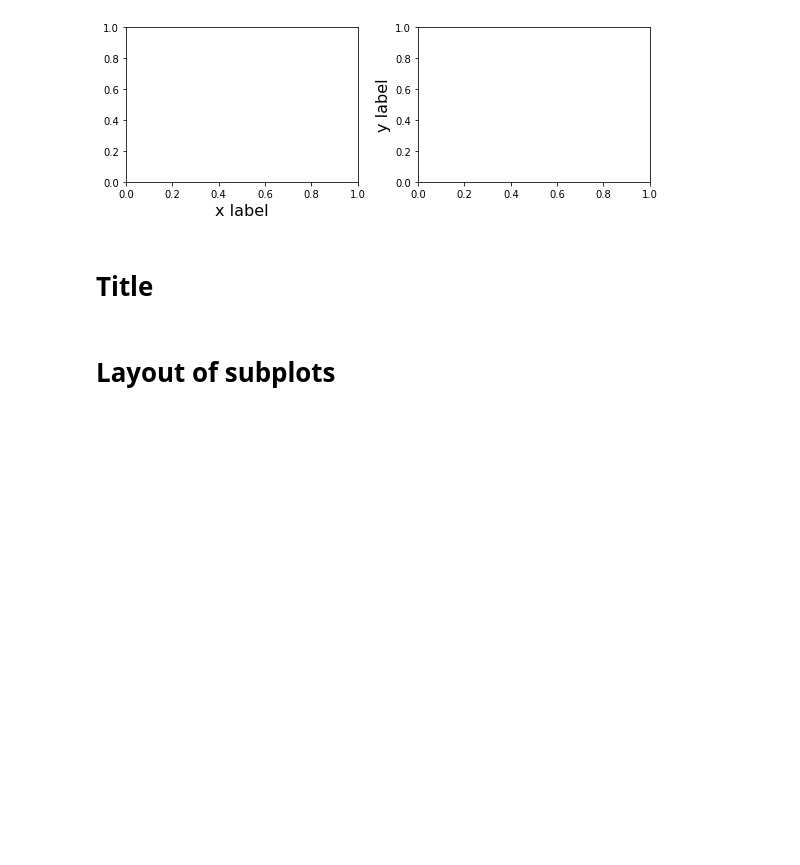
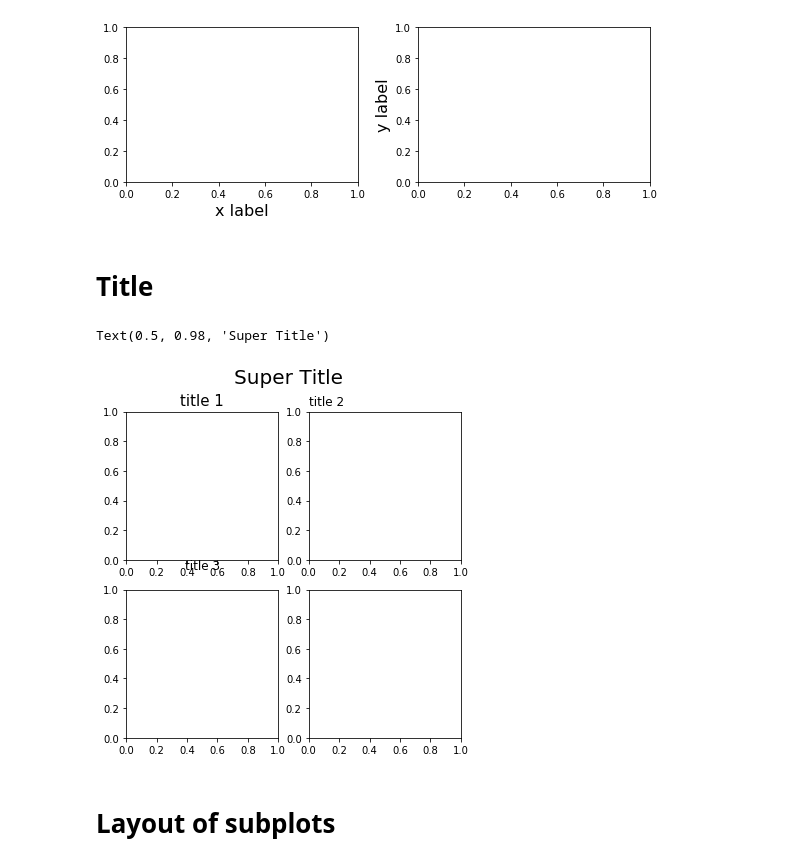
Before and after one commit to Jianhua-Wang/sci_viz_py, a Jupyter notebook: Introduction.ipynb, the cells around one changed output. Drawn from its saved outputs; the diff is of its cells as text; code cells hidden in the pictures; blank space fills up the shorter version.

Commit message:
title

```diff
--- a/Introduction.ipynb
+++ b/Introduction.ipynb
@@ -78,13 +79,16 @@ f.tight_layout()
 # %% [markdown]
 # Title
 # %%
-f, ax = plt.subplots(2,2, figsize=(6,6))
+f, ax = plt.subplots(2,2, figsize=(6,6),squeeze=False)
 ax[0,0].set_title('title 1',fontsize=15)
 ax[0,1].set_title('title 2',loc='left')
 ax[1,0].set_title('title 3',pad=20)
 # f.suptitle('Super Title',fontsize=20)
 f.suptitle('Super Title',fontsize=20,fontweight='normal',x=0.5,y=0.98,horizontalalignment='center',verticalalignment='top')
 # f.tight_layout()
+# %% [output]
+Text(0.5, 0.98, 'Super Title')
+[figure, added]
 # %% [markdown]
 # Layout of subplots
 # %%
```
Also changed, not shown: parts of 2 cells of this notebook.
